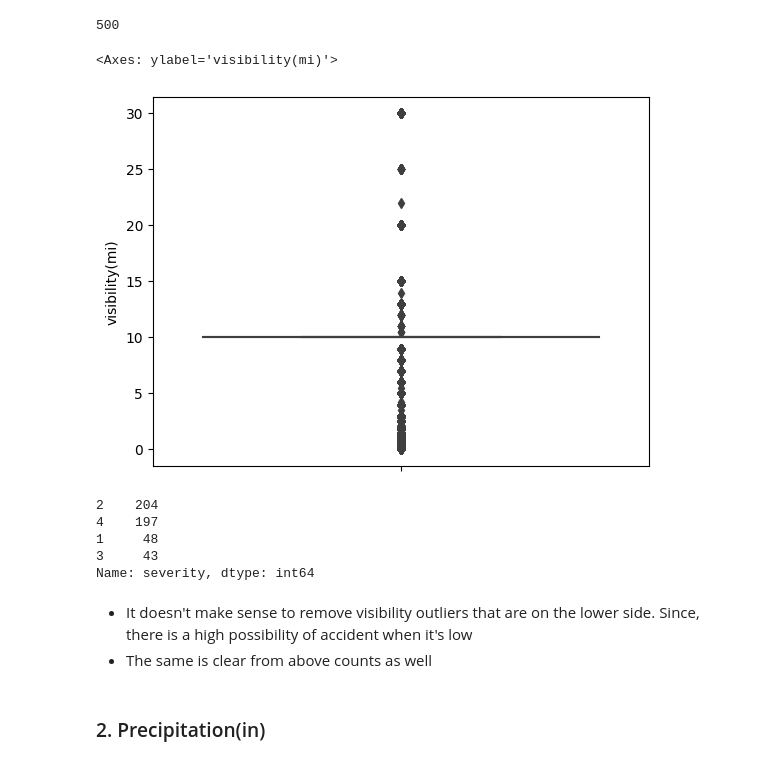
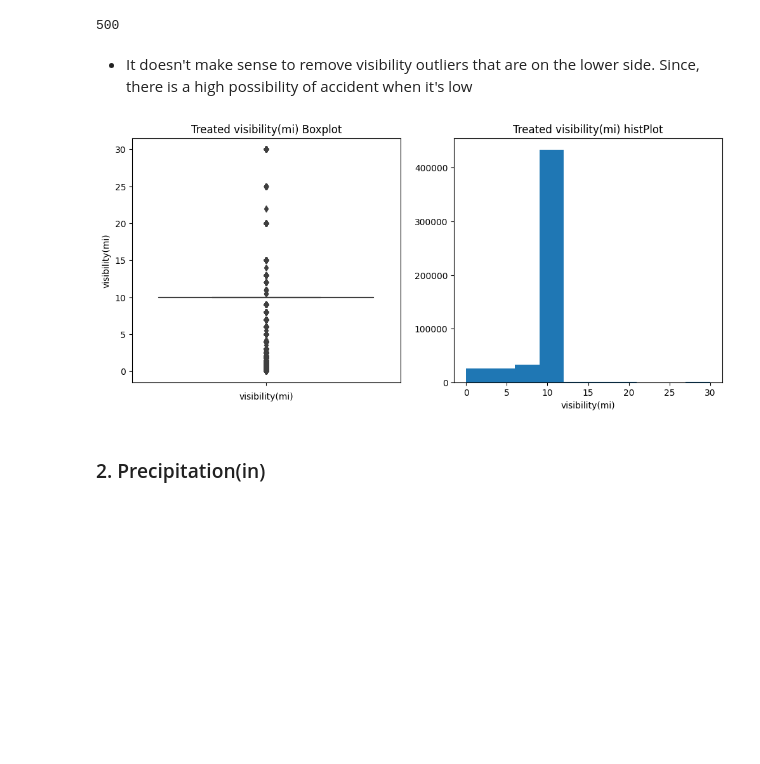
Before and after one commit to Govind-Asawa/US_Car_Accidents, a Jupyter notebook: ML_US_Car_accidents.ipynb, the cells around one changed output. Drawn from its saved outputs; the diff is of its cells as text; code cells hidden in the pictures; blank space fills up the shorter version.

```diff
--- a/ML_US_Car_accidents.ipynb
+++ b/ML_US_Car_accidents.ipynb
@@ -485,24 +508,11 @@ df2 = df2[~df2.index.isin(chopped_df2.index)]
 print(prev_tot - df2.shape[0])
 # %% [output]
 500
-# %%
-sns.boxplot(data=df2, y='visibility(mi)')
-# %% [output]
-<Axes: ylabel='visibility(mi)'>
-[figure, removed]
-# %%
-VISIBILITY_LOWER_LIMIT = 0 #df2['visibility(mi)'].quantile(0.001)
-chopped_df2 = df2[df2['visibility(mi)'] == VISIBILITY_LOWER_LIMIT]
-
-chopped_df2['severity'].value_counts()
-# %% [output]
-2    204
-4    197
-1     48
-3     43
-Name: severity, dtype: int64
 # %% [markdown]
 - It doesn't make sense to remove visibility outliers that are on the lower side. Since, there is a high possibility of accident when it's low
-- The same is clear from above counts as well
+# %%
+plotBoxNhist(df2, 'visibility(mi)', 'Treated visibility(mi)')
+# %% [output]
+[figure, added]
 # %% [markdown]
 ### 2. Precipitation(in)
```
Also changed, not shown: parts of 219 cells of this notebook.
